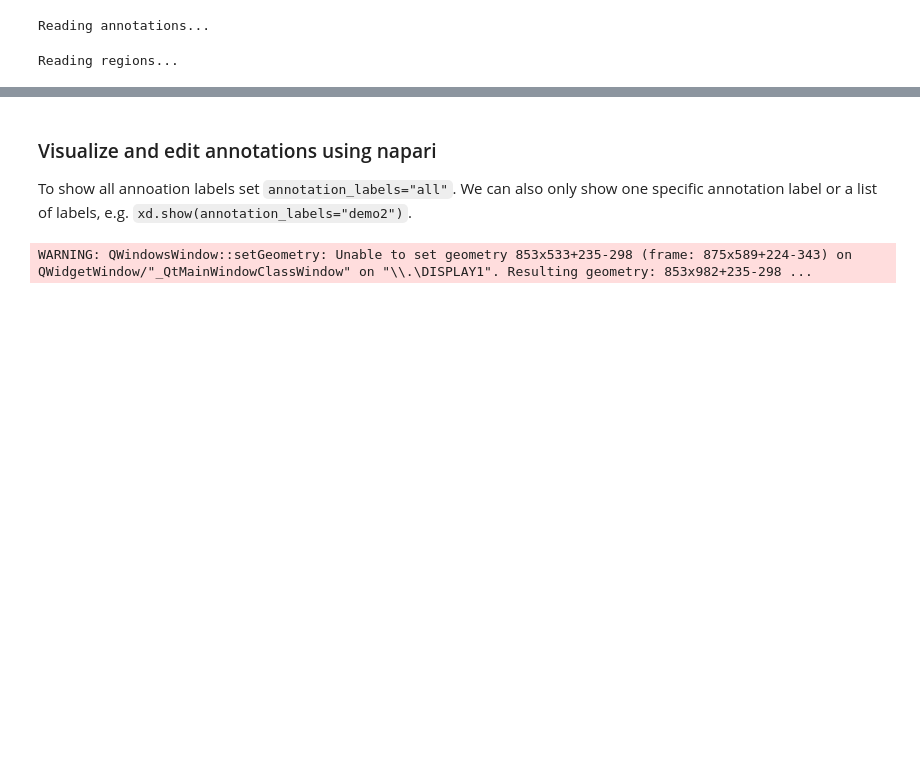
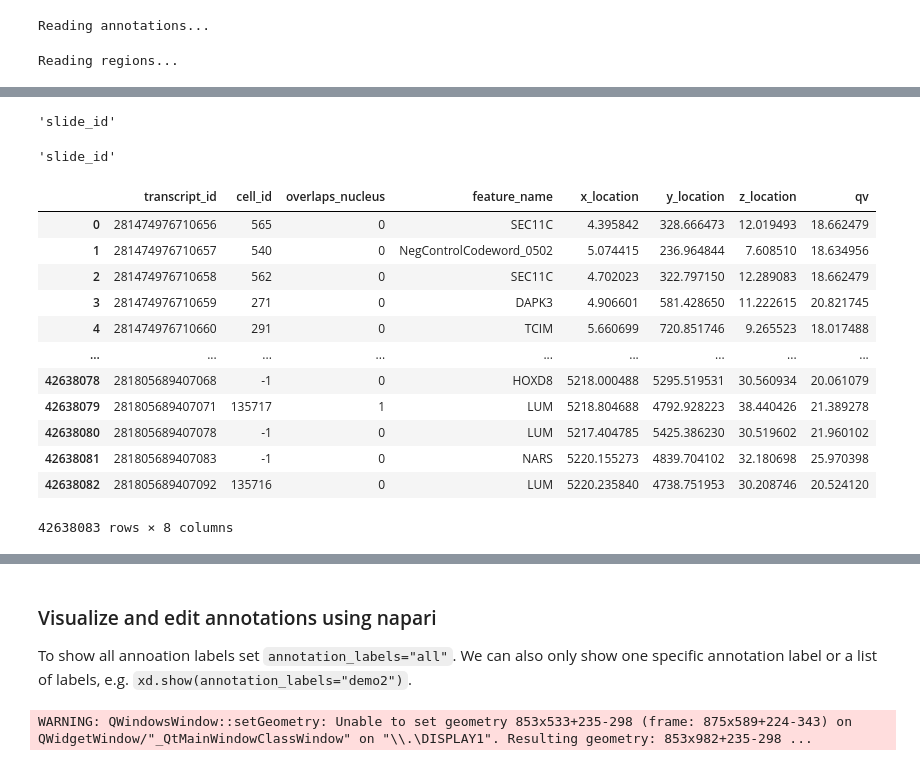
Before and after one commit to b-lemke98/InSituPy-1, a Jupyter notebook: notebooks/dev/04_InSituPy_regions_TMA_testing.ipynb, the cells around one changed output, grey strips where cells are left out. Cells and saved outputs as stored; diff of their text form; code cells hidden in the pictures; blank space fills up the shorter version.

```diff
--- a/notebooks/dev/04_InSituPy_regions_TMA_testing.ipynb
+++ b/notebooks/dev/04_InSituPy_regions_TMA_testing.ipynb
@@ -124,0 +248,8 @@ Metadata file:  experiment_modified.xenium
+# %%
+slide_id
+# %% [output]
+'slide_id'
+# %%
+xd.slide_id
+# %% [output]
+'slide_id'
@@ -125 +258,17 @@ Metadata file:  experiment_modified.xenium
+# %%
+xd.transcripts
+# %% [output]
+|  | transcript_id | cell_id | overlaps_nucleus | feature_name | x_location | y_location | z_location | qv |
+| 0 | 281474976710656 | 565 | 0 | SEC11C | 4.395842 | 328.666473 | 12.019493 | 18.662479 |
+| 1 | 281474976710657 | 540 | 0 | NegControlCodeword_0502 | 5.074415 | 236.964844 | 7.608510 | 18.634956 |
+| 2 | 281474976710658 | 562 | 0 | SEC11C | 4.702023 | 322.797150 | 12.289083 | 18.662479 |
+| 3 | 281474976710659 | 271 | 0 | DAPK3 | 4.906601 | 581.428650 | 11.222615 | 20.821745 |
+| 4 | 281474976710660 | 291 | 0 | TCIM | 5.660699 | 720.851746 | 9.265523 | 18.017488 |
+| ... | ... | ... | ... | ... | ... | ... | ... | ... |
+| 42638078 | 281805689407068 | -1 | 0 | HOXD8 | 5218.000488 | 5295.519531 | 30.560934 | 20.061079 |
+| 42638079 | 281805689407071 | 135717 | 1 | LUM | 5218.804688 | 4792.928223 | 38.440426 | 21.389278 |
+| 42638080 | 281805689407078 | -1 | 0 | LUM | 5217.404785 | 5425.386230 | 30.519602 | 21.960102 |
+| 42638081 | 281805689407083 | -1 | 0 | NARS | 5220.155273 | 4839.704102 | 32.180698 | 25.970398 |
+| 42638082 | 281805689407092 | 135716 | 0 | LUM | 5220.235840 | 4738.751953 | 30.208746 | 20.524120 |
+42638083 rows × 8 columns
 # %%
```
Also changed, not shown: parts of 76 cells of this notebook, 6 other files.
